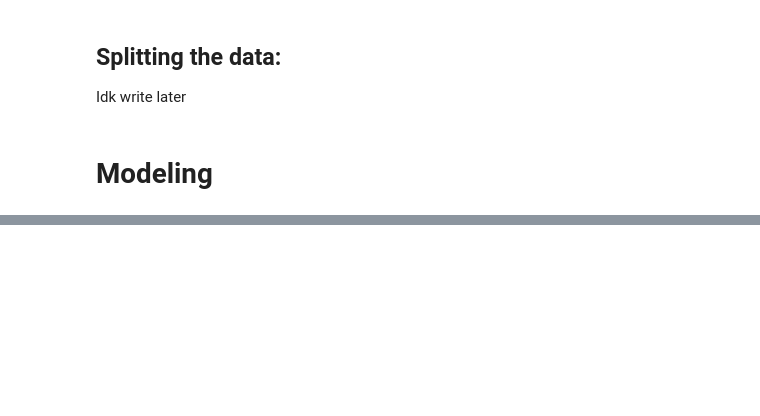
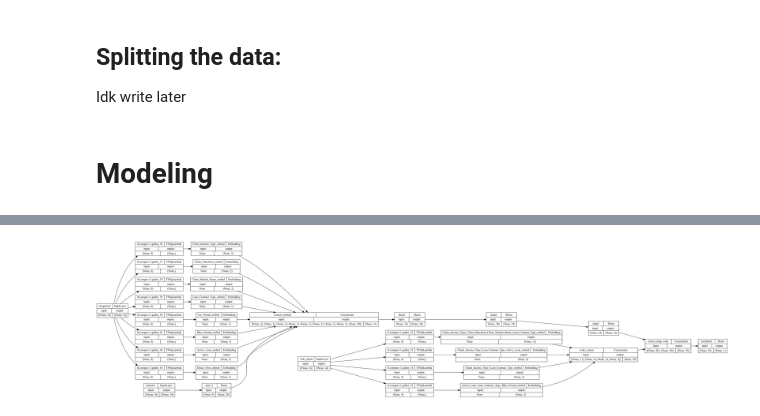
Before and after one commit to saakethkoka/ML-Lab5, a Jupyter notebook: main.ipynb, the cells around one changed output, grey strips where cells are left out. Drawn from its saved outputs; the diff is of its cells as text; code cells hidden in the pictures; blank space fills up the shorter version.

```diff
--- a/main.ipynb
+++ b/main.ipynb
@@ -342,0 +366,8 @@ Epoch 10/10
+# %%
+from tensorflow.keras.utils import plot_model
+plot_model(
+    model, to_file='model.png', show_shapes=True, show_layer_names=True,
+    rankdir='LR', expand_nested=False, dpi=96
+)
+# %% [output]
+[figure, added]
```
Also changed, not shown: parts of 4 cells of this notebook.
